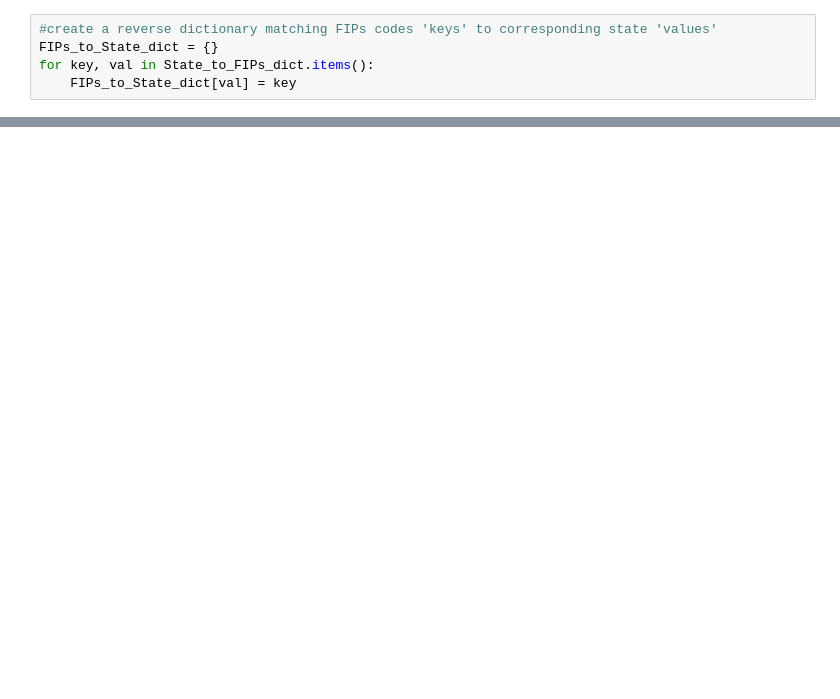
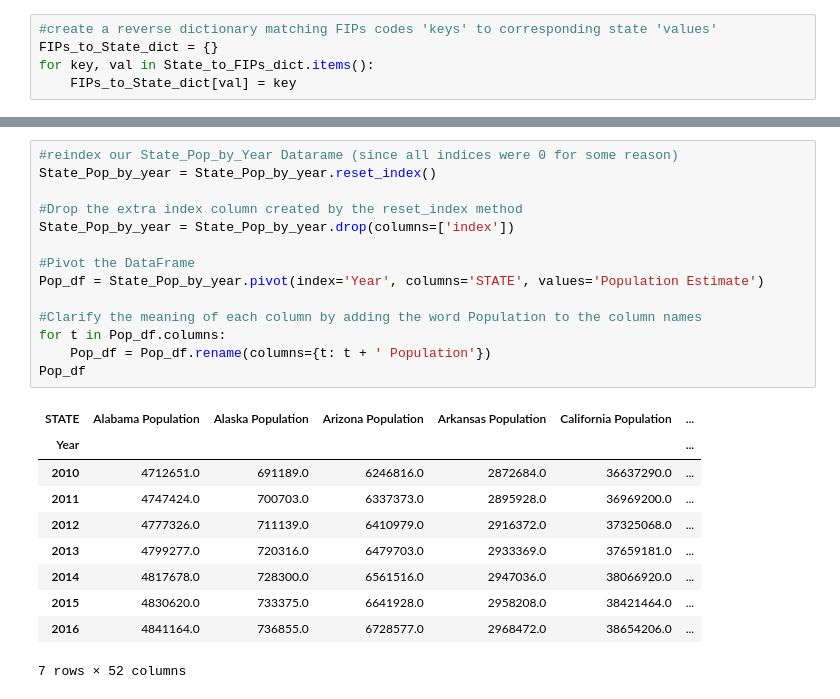
Before and after one commit to ulyssey28/Project-1-Data, a Jupyter notebook: Census Data/Final Population Dataset.ipynb, the cells around one changed output, grey strips where cells are left out. Saved outputs shown, nothing was run; the diff lists cells and outputs as text; blank space fills up the shorter version.

```diff
--- a/Census Data/Final Population Dataset.ipynb
+++ b/Census Data/Final Population Dataset.ipynb
@@ -165,0 +161,25 @@ url = 'https://api.census.gov/data/2009/pep/natstprc?get=STNAME,POP&DATE=7&for=s
+# %%
+#reindex our State_Pop_by_Year Datarame (since all indices were 0 for some reason)
+State_Pop_by_year = State_Pop_by_year.reset_index()
+
+#Drop the extra index column created by the reset_index method
+State_Pop_by_year = State_Pop_by_year.drop(columns=['index'])
+
+#Pivot the DataFrame
+Pop_df = State_Pop_by_year.pivot(index='Year', columns='STATE', values='Population Estimate')
+
+#Clarify the meaning of each column by adding the word Population to the column names
+for t in Pop_df.columns:
+    Pop_df = Pop_df.rename(columns={t: t + ' Population'})
+Pop_df
+# %% [output]
+| STATE | Alabama Population | Alaska Population | Arizona Population | Arkansas Population | California Population | ... |
+| Year |  |  |  |  |  | ... |
+| 2010 | 4712651.0 | 691189.0 | 6246816.0 | 2872684.0 | 36637290.0 | ... |
+| 2011 | 4747424.0 | 700703.0 | 6337373.0 | 2895928.0 | 36969200.0 | ... |
+| 2012 | 4777326.0 | 711139.0 | 6410979.0 | 2916372.0 | 37325068.0 | ... |
+| 2013 | 4799277.0 | 720316.0 | 6479703.0 | 2933369.0 | 37659181.0 | ... |
+| 2014 | 4817678.0 | 728300.0 | 6561516.0 | 2947036.0 | 38066920.0 | ... |
+| 2015 | 4830620.0 | 733375.0 | 6641928.0 | 2958208.0 | 38421464.0 | ... |
+| 2016 | 4841164.0 | 736855.0 | 6728577.0 | 2968472.0 | 38654206.0 | ... |
+7 rows × 52 columns
```
Also changed, not shown: parts of 17 cells of this notebook.
